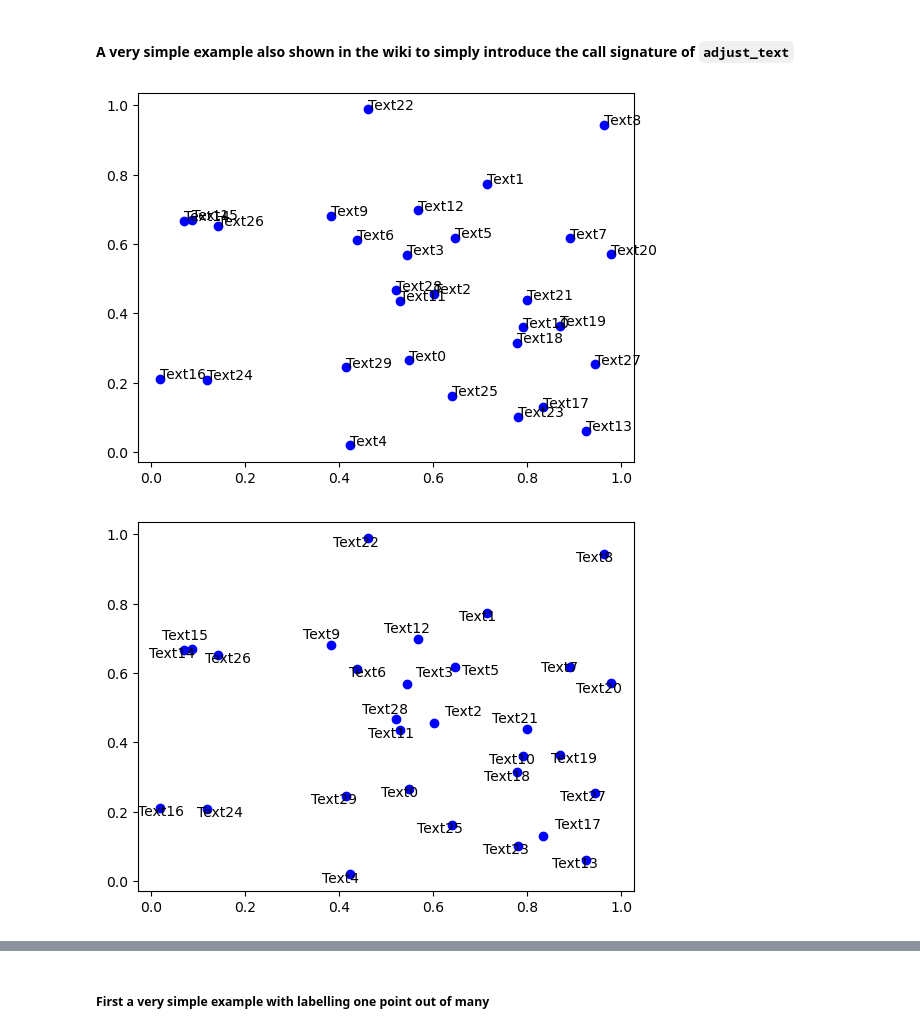
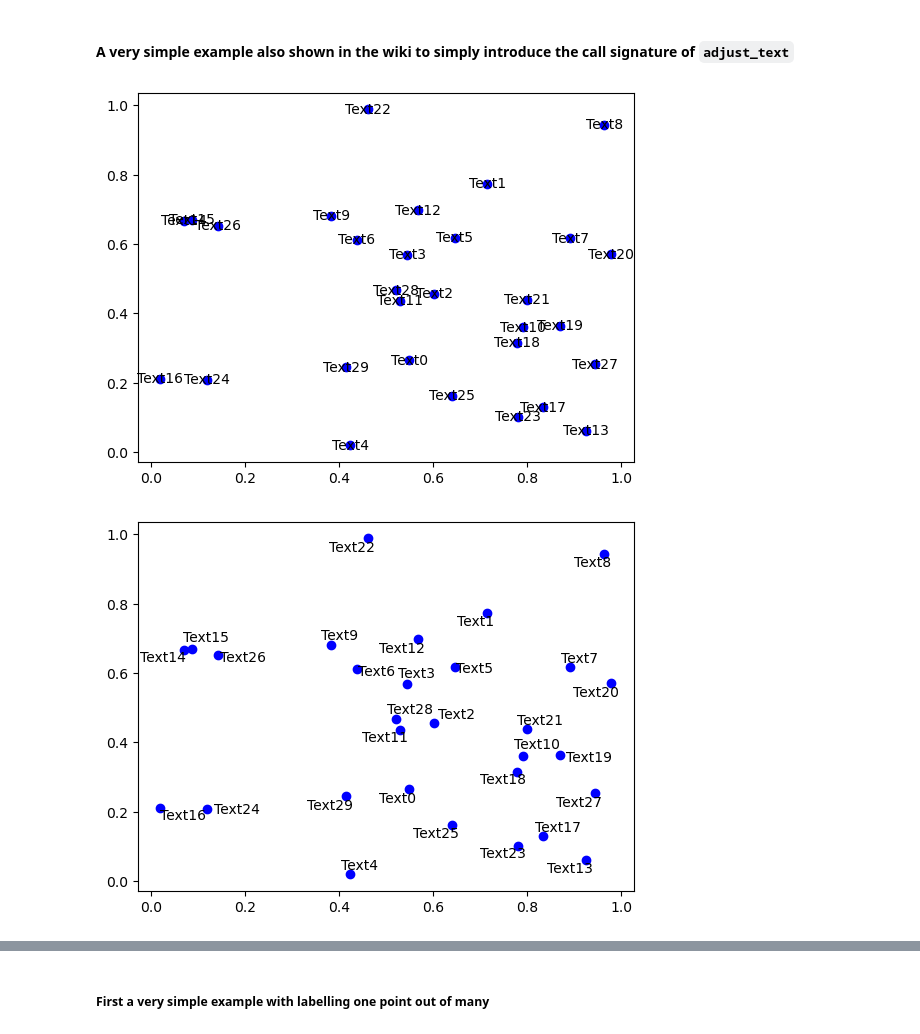
Before and after one commit to Phlya/adjustText, a Jupyter notebook: docs/source/Examples.ipynb, the cells around one changed output, grey strips where cells are left out. Drawn from its saved outputs; the diff is of its cells as text; code cells hidden in the pictures.

```diff
--- a/docs/source/Examples.ipynb
+++ b/docs/source/Examples.ipynb
@@ -13,20 +16,20 @@ import pandas as pd
 # %%
 np.random.seed(0)
 x, y = np.random.random((2,30))
 fig, ax = plt.subplots()
 plt.plot(x, y, 'bo')
-texts = [plt.text(x[i], y[i], 'Text%s' %i) for i in range(len(x))]
+texts = [plt.text(x[i], y[i], 'Text%s' %i, ha='center', va='center') for i in range(len(x))]
 # %% [output]
-[figure, old version]
+[figure, new version]
 # %%
 np.random.seed(0)
 x, y = np.random.random((2,30))
 fig, ax = plt.subplots()
 plt.plot(x, y, 'bo')
-texts = [plt.text(x[i], y[i], 'Text%s' %i) for i in range(len(x))]
+texts = [plt.text(x[i], y[i], 'Text%s' %i, ha='center', va='center') for i in range(len(x))]
 adjust_text(texts)
 # %% [output]
-[figure, old version]
+[figure, new version]
 # %%
 fig, ax = plt.subplots()
 ax.plot(x, y, 'bo')
```
Also changed, not shown: parts of 17 cells of this notebook, 2 other files.
